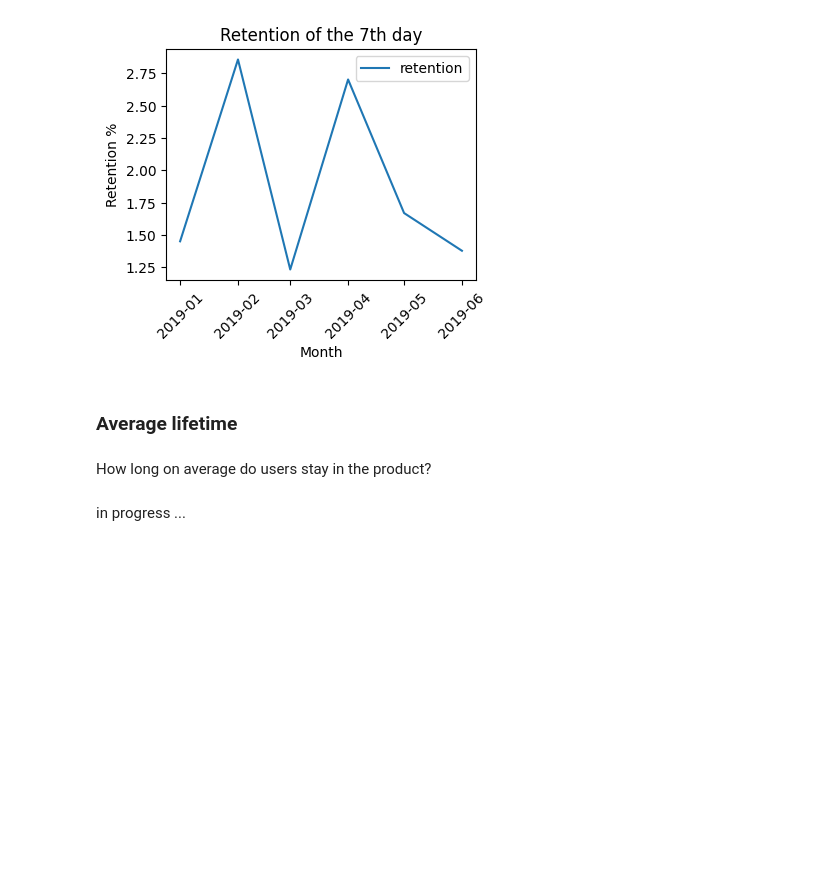
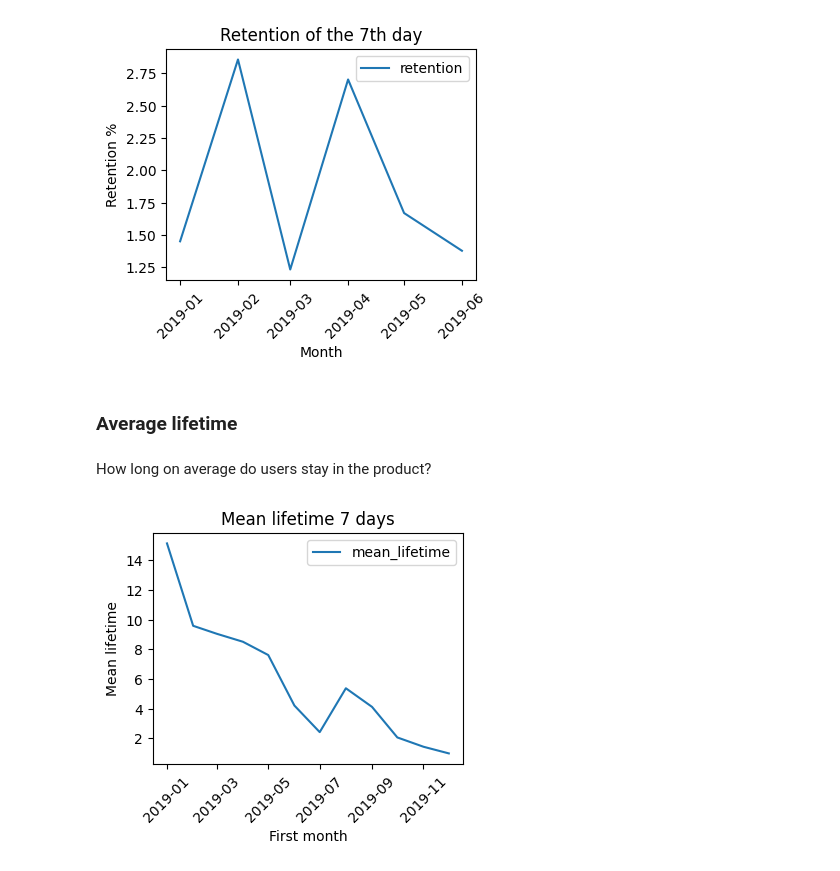
Before and after one commit to Victoria-Volokhina/E-library-analytics, a Jupyter notebook: product_analysis.ipynb, the cells around one changed output. Saved outputs shown, nothing was run; the diff lists cells and outputs as text; code cells hidden in the pictures; blank space fills up the shorter version.

```diff
--- a/product_analysis.ipynb
+++ b/product_analysis.ipynb
@@ -212,5 +253,57 @@ plotting_query(query, 'first_month', 'retention', 'Month', 'Retention %', 'Reten
 ### Average lifetime<a id='tag_8'></a>
 # %% [markdown]
 How long on average do users stay in the product?
-# %% [markdown]
-in progress ...
+# %%
+# Retention (January 2019 cohort)
+query = """
+
+WITH first_dates AS (
+	SELECT
+		user_id,
+		date(date_trunc('MONTH', min(start_date))) AS first_month,
+		min(start_date) as first_date
+	FROM
+		interactions
+	GROUP BY
+		user_id
+	HAVING
+		min(start_date) >= '2019-01-01'
+),
+total_users AS (
+	SELECT
+		first_month,
+		count(user_id) AS total_users
+	FROM first_dates
+	GROUP BY first_month
+),
+lifetimes AS (
+	SELECT
+		f.first_month,
+		i.start_date - f.first_date AS lifetime,
+		count(distinct f.user_id) AS retained_users
+	FROM
+		first_dates f JOIN interactions i ON f.user_id = i.user_id AND f.first_date != i.start_date
+	GROUP BY lifetime, first_month
+),
+	retention AS (
+	SELECT
+		l.first_month,
+		l.lifetime,
+		l.retained_users,
+		tu.total_users AS cohort_size,
+		CAST(l.retained_users AS FLOAT) / tu.total_users AS retention_rate
+	FROM
+		lifetimes l FULL JOIN total_users tu ON TRUE
+)
+SELECT first_month,
+       SUM(retention_rate) AS mean_lifetime
+FROM retention
+WHERE lifetime <= 7
+GROUP BY first_month
+ORDER BY first_month;
+
+"""
+
+plotting_query(query, 'first_month', 'mean_lifetime', 'First month', 'Mean lifetime', 'Mean lifetime 7 days')
+# %% [output]
+[figure, added]
```
Also changed, not shown: parts of 15 cells of this notebook, 1 other file.
